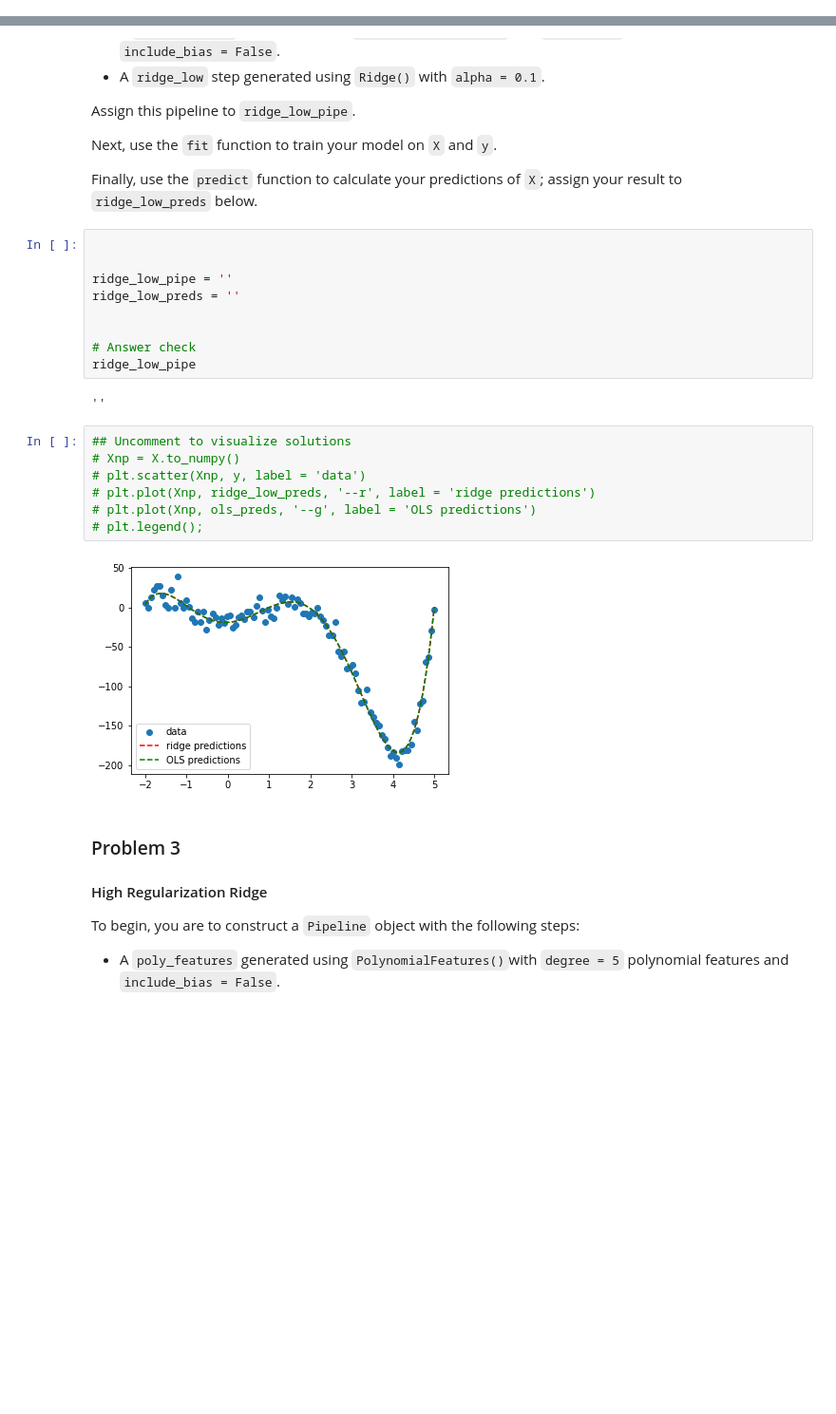
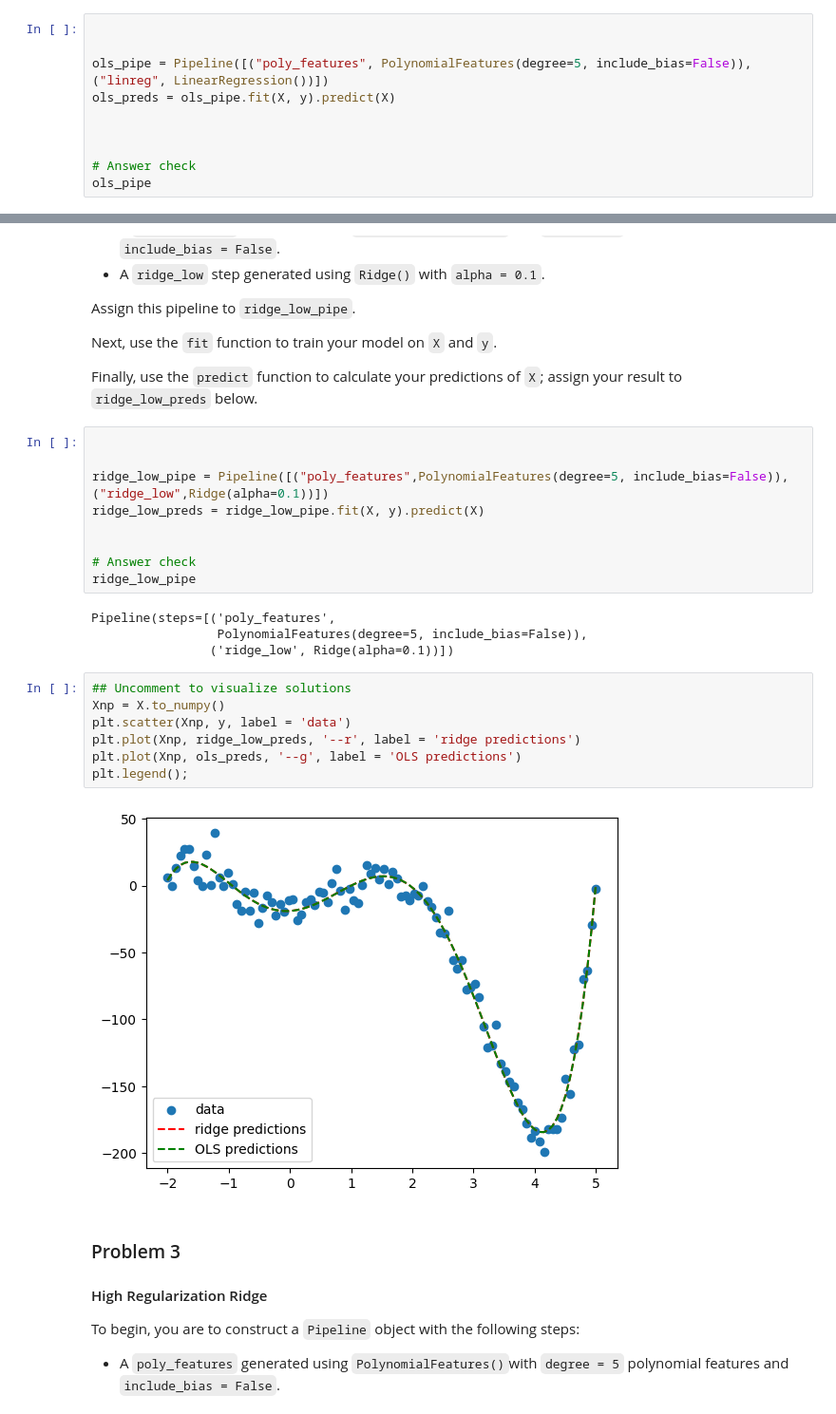
Before and after one commit to revathys/AIMLLearn, a Jupyter notebook: colab_activity9_2.ipynb, the cells around one changed output, grey strips where cells are left out. Shown: that part at 95% size. Drawn from its saved outputs; the diff is of its cells as text; blank space fills up the shorter version.

```diff
--- a/colab_activity9_2.ipynb
+++ b/colab_activity9_2.ipynb
@@ -68,0 +55,10 @@ Pipeline(steps=[('poly_features',
+# %%
+
+
+ols_pipe = Pipeline([("poly_features", PolynomialFeatures(degree=5, include_bias=False)),("linreg", LinearRegression())])
+ols_preds = ols_pipe.fit(X, y).predict(X)
+
+
+
+# Answer check
+ols_pipe
@@ -90,26 +92,28 @@ Assign this pipeline to `ridge_low_pipe`.
 Next, use the `fit` function to train your model on `X` and `y`.
 
 Finally, use the `predict` function to calculate your predictions of `X`; assign your result to `ridge_low_preds` below.
-# %%
-
-
-ridge_low_pipe = ''
-ridge_low_preds = ''
-
-
-# Answer check
-ridge_low_pipe
-# %% [output]
-''
+# %%
+
+
+ridge_low_pipe = Pipeline([("poly_features",PolynomialFeatures(degree=5, include_bias=False)),("ridge_low",Ridge(alpha=0.1))])
+ridge_low_preds = ridge_low_pipe.fit(X, y).predict(X)
+
+
+# Answer check
+ridge_low_pipe
+# %% [output]
+Pipeline(steps=[('poly_features',
+                 PolynomialFeatures(degree=5, include_bias=False)),
+                ('ridge_low', Ridge(alpha=0.1))])
 # %%
 ## Uncomment to visualize solutions
-# Xnp = X.to_numpy()
-# plt.scatter(Xnp, y, label = 'data')
-# plt.plot(Xnp, ridge_low_preds, '--r', label = 'ridge predictions')
-# plt.plot(Xnp, ols_preds, '--g', label = 'OLS predictions')
-# plt.legend();
+Xnp = X.to_numpy()
+plt.scatter(Xnp, y, label = 'data')
+plt.plot(Xnp, ridge_low_preds, '--r', label = 'ridge predictions')
+plt.plot(Xnp, ols_preds, '--g', label = 'OLS predictions')
+plt.legend();
 # %% [output]
-[figure, old version]
+[figure, new version]
 # %% [markdown]
 ### Problem 3
 
```
Also changed, not shown: parts of 7 cells of this notebook.
